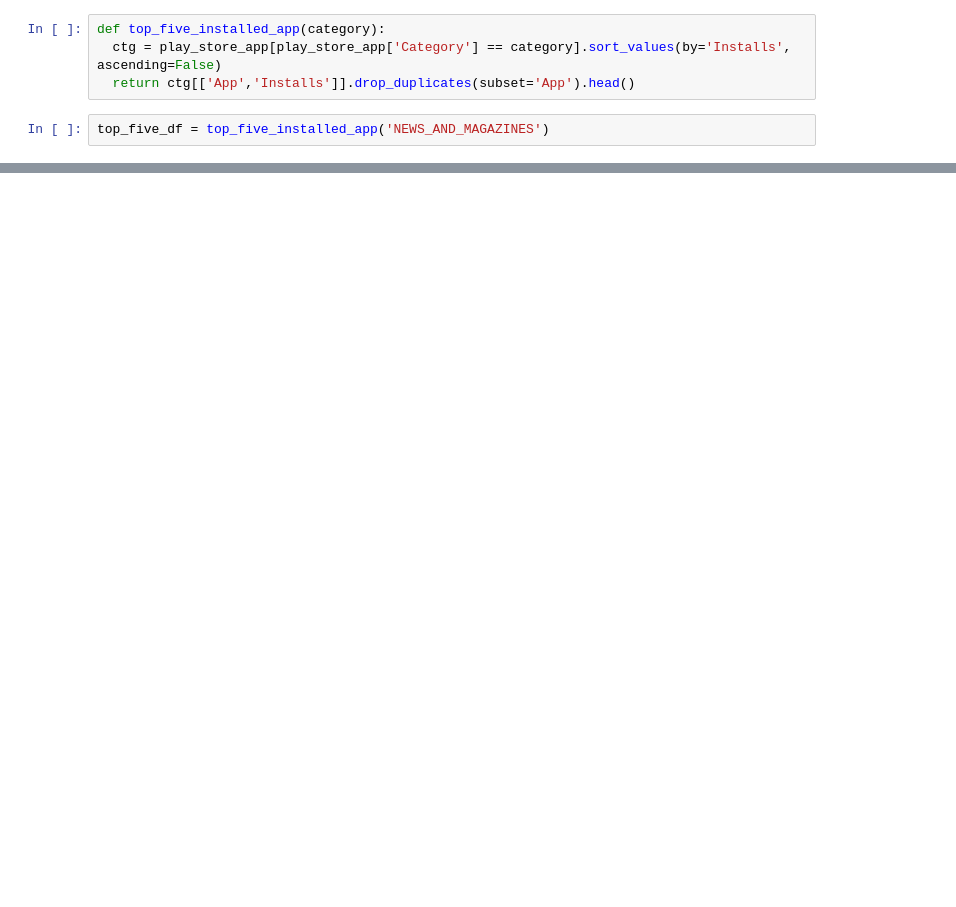
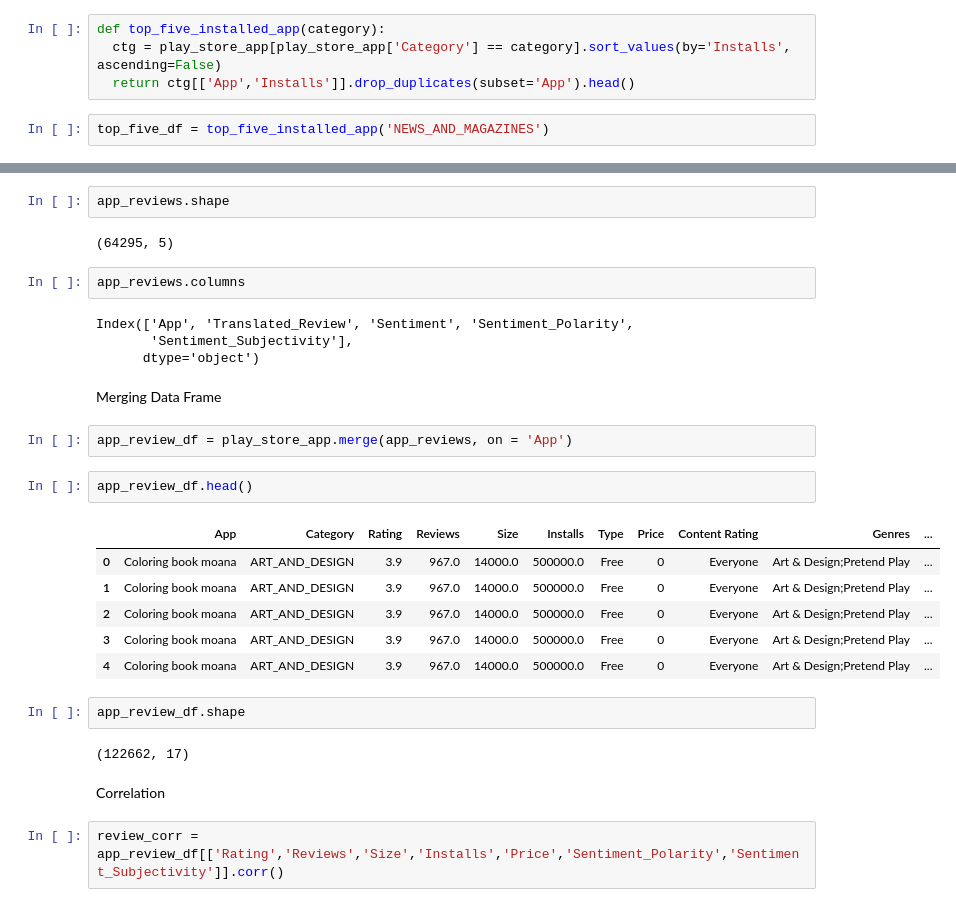
Before and after one commit to Sachin070292/Play-Store-App-Review-Analysis, a Jupyter notebook: Sachin_dubey_Play_Store_App_Review_Analysis.ipynb, the cells around one changed output, grey strips where cells are left out. Drawn from its saved outputs; the diff is of its cells as text; blank space fills up the shorter version.

```diff
--- a/Sachin_dubey_Play_Store_App_Review_Analysis.ipynb
+++ b/Sachin_dubey_Play_Store_App_Review_Analysis.ipynb
@@ -743,0 +564,31 @@ Text(0.5, 1.0, 'Top Five Installed App')
+# %%
+app_reviews.shape
+# %% [output]
+(64295, 5)
+# %%
+app_reviews.columns
+# %% [output]
+Index(['App', 'Translated_Review', 'Sentiment', 'Sentiment_Polarity',
+       'Sentiment_Subjectivity'],
+      dtype='object')
+# %% [markdown]
+Merging Data Frame
+# %%
+app_review_df = play_store_app.merge(app_reviews, on = 'App')
+# %%
+app_review_df.head()
+# %% [output]
+|  | App | Category | Rating | Reviews | Size | Installs | Type | Price | Content Rating | Genres | ... |
+| 0 | Coloring book moana | ART_AND_DESIGN | 3.9 | 967.0 | 14000.0 | 500000.0 | Free | 0 | Everyone | Art & Design;Pretend Play | ... |
+| 1 | Coloring book moana | ART_AND_DESIGN | 3.9 | 967.0 | 14000.0 | 500000.0 | Free | 0 | Everyone | Art & Design;Pretend Play | ... |
+| 2 | Coloring book moana | ART_AND_DESIGN | 3.9 | 967.0 | 14000.0 | 500000.0 | Free | 0 | Everyone | Art & Design;Pretend Play | ... |
+| 3 | Coloring book moana | ART_AND_DESIGN | 3.9 | 967.0 | 14000.0 | 500000.0 | Free | 0 | Everyone | Art & Design;Pretend Play | ... |
+| 4 | Coloring book moana | ART_AND_DESIGN | 3.9 | 967.0 | 14000.0 | 500000.0 | Free | 0 | Everyone | Art & Design;Pretend Play | ... |
+# %%
+app_review_df.shape
+# %% [output]
+(122662, 17)
+# %% [markdown]
+Correlation
+# %%
+review_corr = app_review_df[['Rating','Reviews','Size','Installs','Price','Sentiment_Polarity','Sentiment_Subjectivity']].corr()
```
Also changed, not shown: parts of 42 cells of this notebook.
